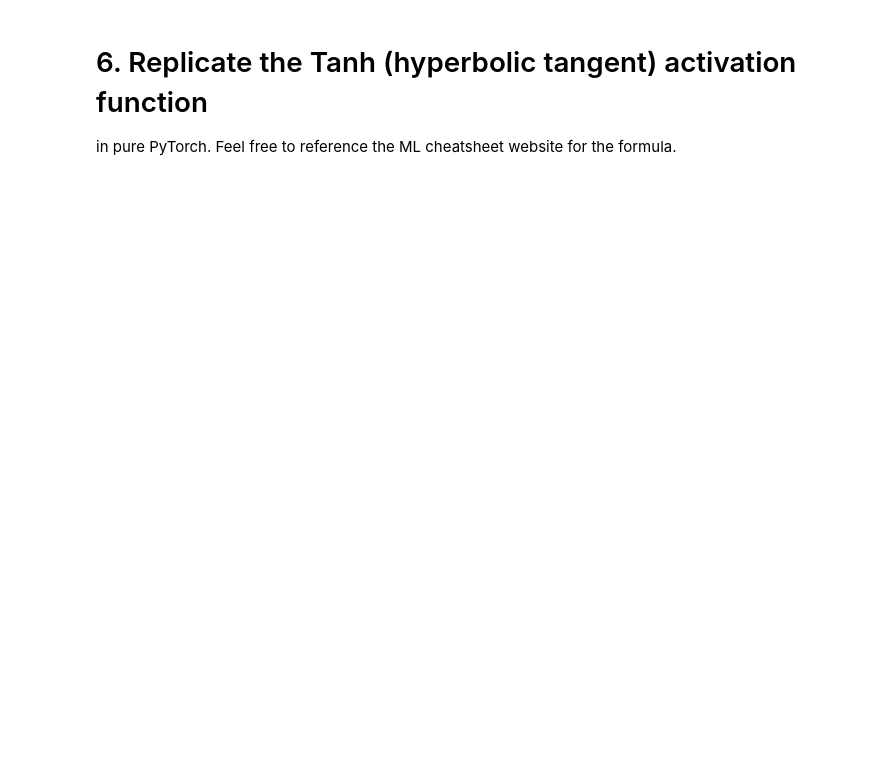
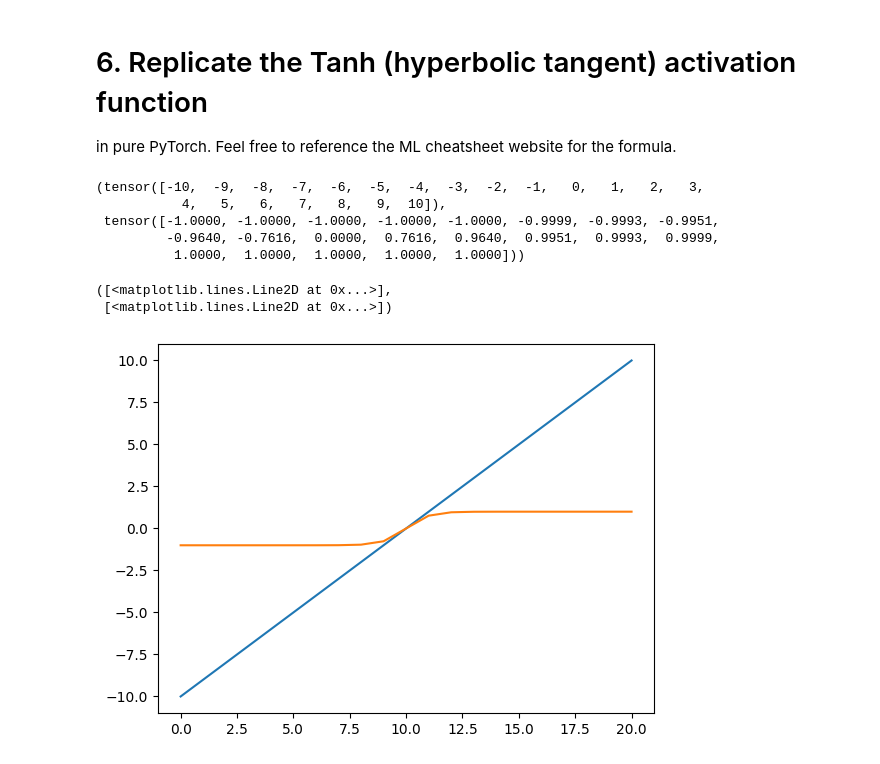
Before and after one commit to tanvircr7/meh, a Jupyter notebook: 02_CODE_pytorch_dbourke.ipynb, the cells around one changed output. Cells and saved outputs as stored; diff of their text form; code cells hidden in the pictures; blank space fills up the shorter version.

Commit message:
ex6 tanh

```diff
--- a/02_CODE_pytorch_dbourke.ipynb
+++ b/02_CODE_pytorch_dbourke.ipynb
@@ -1368,3 +1368,22 @@ plot_decision_boundary(model_ex2, X_test, Y_test)
 # 6. Replicate the Tanh (hyperbolic tangent) activation function
 in pure PyTorch.
 Feel free to reference the ML cheatsheet website for the formula.
+# %%
+import numpy as np
+def tanh(z):
+  return ( torch.exp(z) - torch.exp(-z)) / ( torch.exp(z) + torch.exp(-z) )
+# %%
+Z = torch.arange(-10,11,1)
+Z, tanh(Z)
+# %% [output]
+(tensor([-10,  -9,  -8,  -7,  -6,  -5,  -4,  -3,  -2,  -1,   0,   1,   2,   3,
+           4,   5,   6,   7,   8,   9,  10]),
+ tensor([-1.0000, -1.0000, -1.0000, -1.0000, -1.0000, -0.9999, -0.9993, -0.9951,
+         -0.9640, -0.7616,  0.0000,  0.7616,  0.9640,  0.9951,  0.9993,  0.9999,
+          1.0000,  1.0000,  1.0000,  1.0000,  1.0000]))
+# %%
+plt.plot(Z), plt.plot(tanh(Z))
+# %% [output]
+([<matplotlib.lines.Line2D at 0x...>],
+ [<matplotlib.lines.Line2D at 0x...>])
+[figure, added]
```
Also changed, not shown: parts of 5 cells of this notebook.
